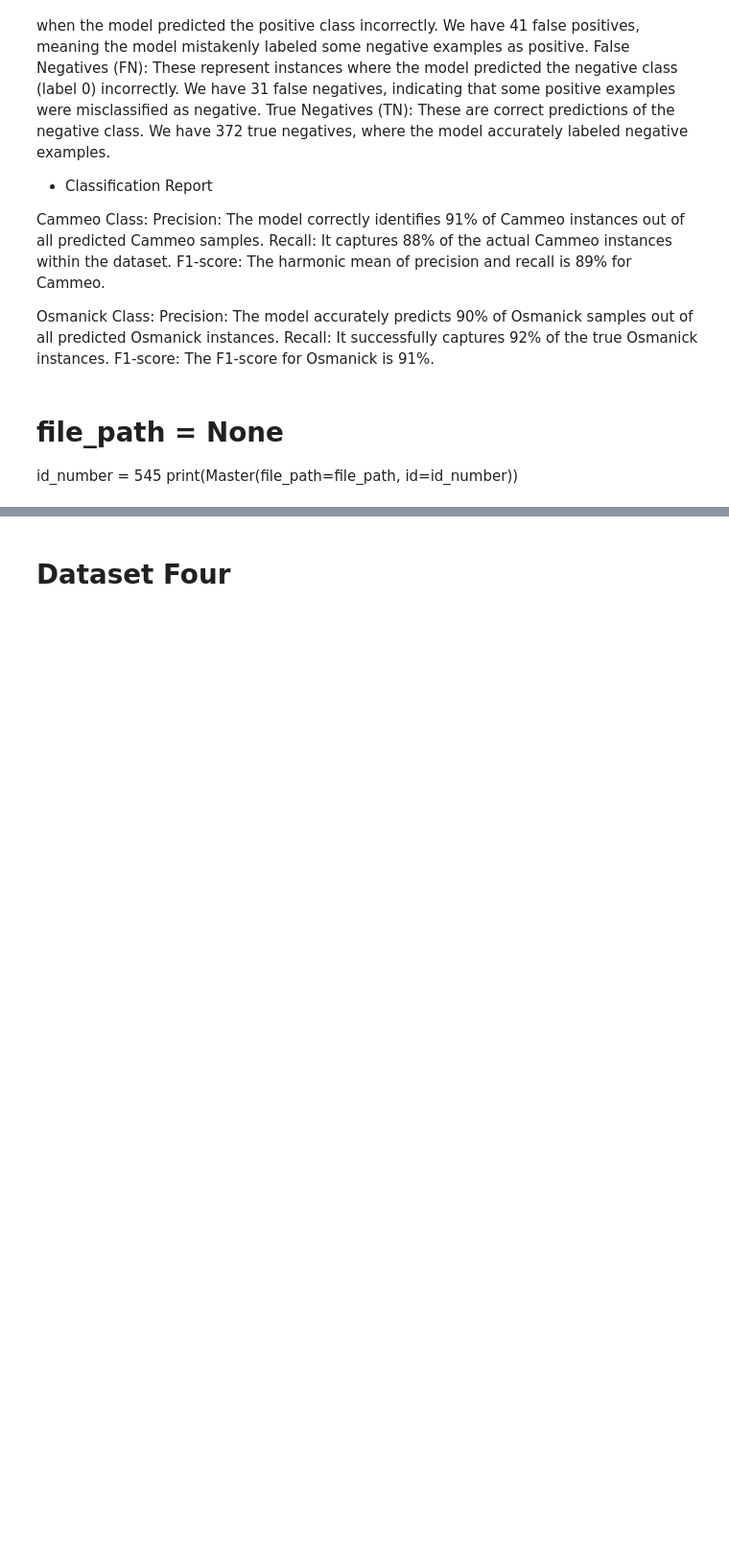
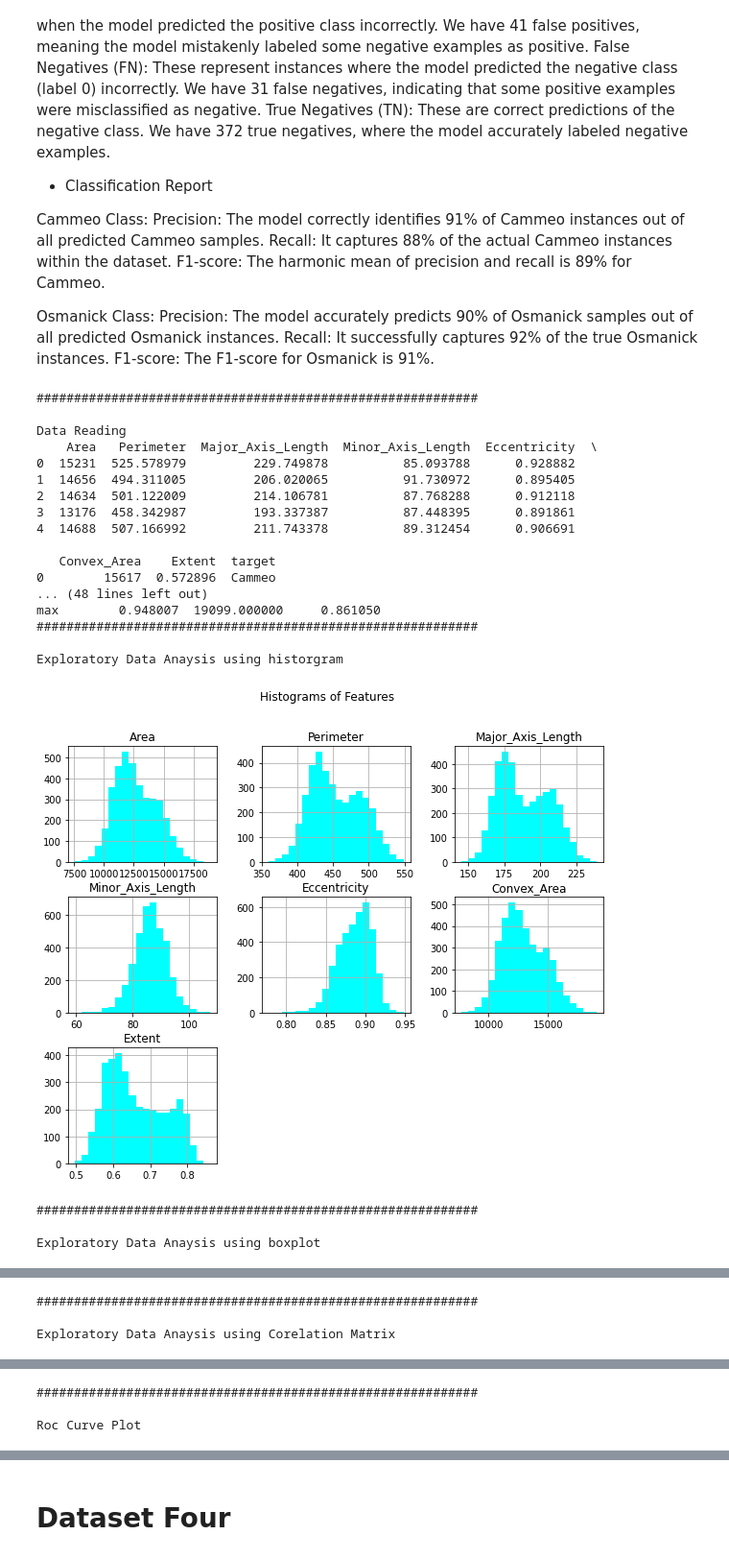
Before and after one commit to Hamza-Jamil121/Dynamic-Pipeline-For-Machine-Learning, a Jupyter notebook: Syed Hamza Jamil (29454) ML.ipynb, the cells around one changed output, grey strips where cells are left out. Shown: that part at 96% size. Cells and saved outputs as stored; diff of their text form; code cells hidden in the pictures; blank space fills up the shorter version.

```diff
--- a/Syed Hamza Jamil (29454) ML.ipynb
+++ b/Syed Hamza Jamil (29454) ML.ipynb
@@ -639,7 +645,29 @@ Osmanick Class:
 Precision: The model accurately predicts 90% of Osmanick samples out of all predicted Osmanick instances.
 Recall: It successfully captures 92% of the true Osmanick instances.
 F1-score: The F1-score for Osmanick is 91%.
-# %% [markdown]
-# file_path = None
-id_number = 545
-print(Master(file_path=file_path, id=id_number))
+# %%
+
+id_number = 545
+print(Master(file_path=file_path, id=id_number))
+# %% [output]
+###########################################################
+
+Data Reading
+    Area   Perimeter  Major_Axis_Length  Minor_Axis_Length  Eccentricity  \
+0  15231  525.578979         229.749878          85.093788      0.928882
+1  14656  494.311005         206.020065          91.730972      0.895405
+2  14634  501.122009         214.106781          87.768288      0.912118
+3  13176  458.342987         193.337387          87.448395      0.891861
+4  14688  507.166992         211.743378          89.312454      0.906691
+
+   Convex_Area    Extent  target
+0        15617  0.572896  Cammeo
+... (48 lines left out)
+max        0.948007  19099.000000     0.861050
+###########################################################
+
+Exploratory Data Anaysis using historgram
+[figure, added]
+###########################################################
+
+Exploratory Data Anaysis using boxplot
@@ -645,0 +675,3 @@ print(Master(file_path=file_path, id=id_number))
+###########################################################
+
+Exploratory Data Anaysis using Corelation Matrix
@@ -645,0 +715,3 @@ print(Master(file_path=file_path, id=id_number))
+###########################################################
+
+Roc Curve Plot
```
Also changed, not shown: parts of 4 cells of this notebook.
